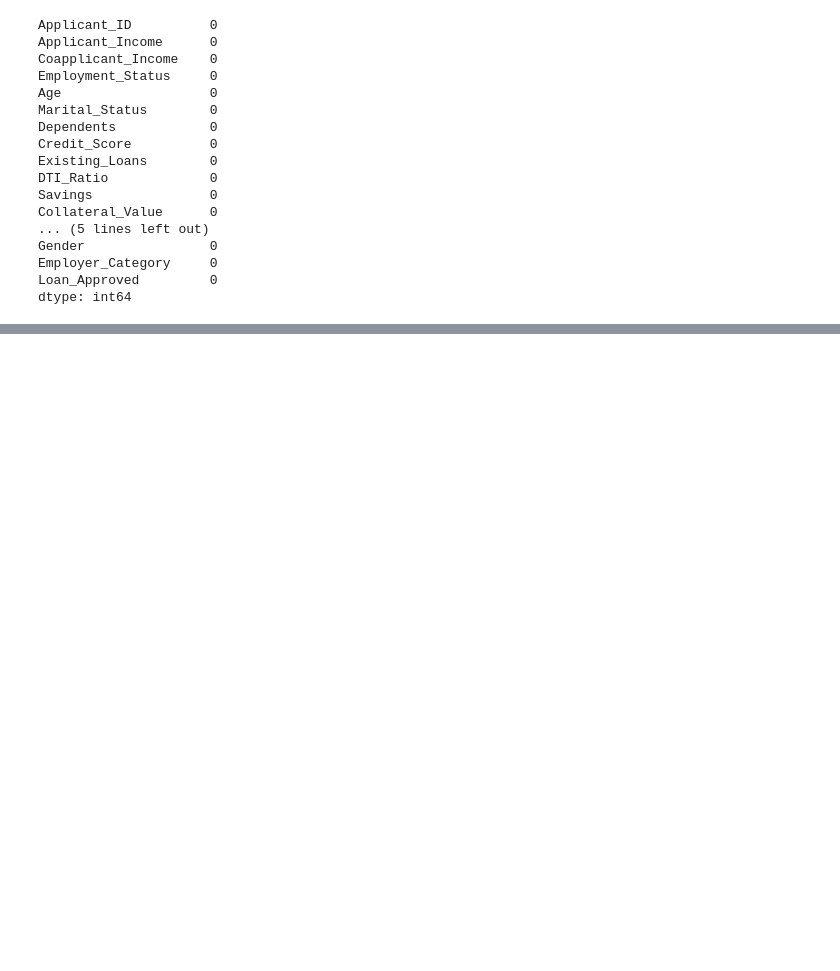
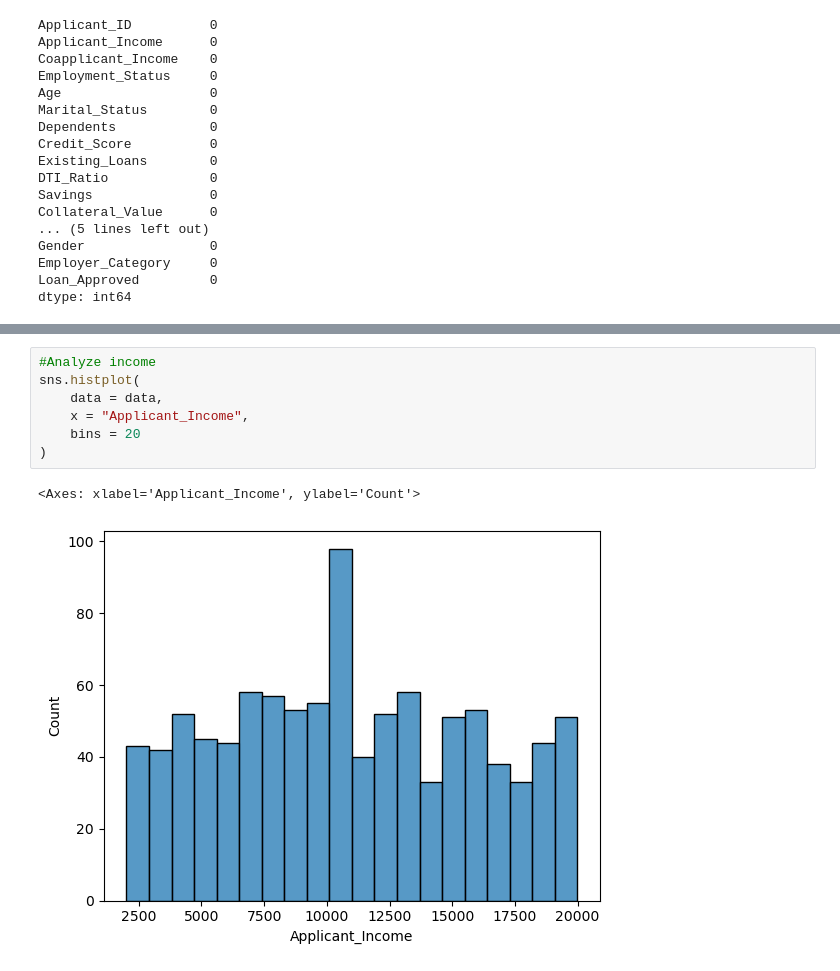
Before and after one commit to JitendraSingh1435/Credit-wise-Loan-Approval-System, a Jupyter notebook: loan approval system.ipynb, the cells around one changed output, grey strips where cells are left out. Drawn from its saved outputs; the diff is of its cells as text; blank space fills up the shorter version.

```diff
--- a/loan approval system.ipynb
+++ b/loan approval system.ipynb
@@ -82,0 +113,10 @@ dtype: int64
+# %%
+#Analyze income
+sns.histplot(
+    data = data,
+    x = "Applicant_Income",
+    bins = 20
+)
+# %% [output]
+<Axes: xlabel='Applicant_Income', ylabel='Count'>
+[figure, added]
```
Also changed, not shown: parts of 10 cells of this notebook.
